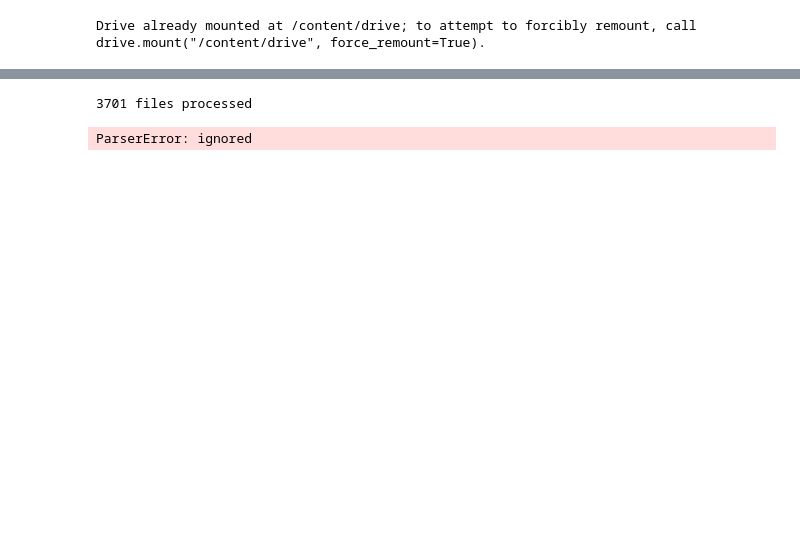
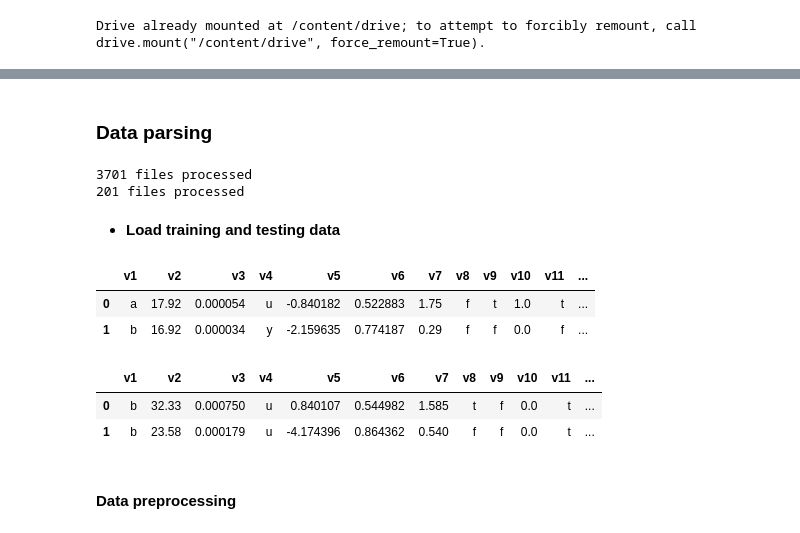
Before and after one commit to connectwithprakash/Unknown-Domain-Data-Analysis, a Jupyter notebook: model.ipynb, the cells around one changed output, grey strips where cells are left out. Saved outputs shown, nothing was run; the diff lists cells and outputs as text; code cells hidden in the pictures; blank space fills up the shorter version.

```diff
--- a/model.ipynb
+++ b/model.ipynb
@@ -35,10 +63,35 @@ def preprocessing(input_file_path=None, output_file_path=None):
+# %% [markdown]
+### Data parsing
 # %%
-preprocessing("drive/My Drive/Colab Notebooks/Leapfrog/Data/training.csv", "drive/My Drive/Colab Notebooks/Leapfrog/Data/processed_training.csv")
+train_file_src_path = "drive/My Drive/Colab Notebooks/Leapfrog/Data/training.csv"
+train_file_dst_path = "drive/My Drive/Colab Notebooks/Leapfrog/Data/processed_training.csv"
+test_file_src_path = "drive/My Drive/Colab Notebooks/Leapfrog/Data/validation.csv"
+test_file_dst_path = "drive/My Drive/Colab Notebooks/Leapfrog/Data/processed_validation.csv"
-# %% [output]
-3701 files processed
+# %%
+preprocessing(train_file_src_path, train_file_dst_path)
+preprocessing(test_file_src_path, test_file_dst_path)
+# %% [output]
+3701 files processed
+201 files processed
+# %% [markdown]
+* **Load training and testing data**
 # %%
-train_df = pd.read_csv("drive/My Drive/Colab Notebooks/Leapfrog/Data/training.csv")
+processed_train_file_path = "drive/My Drive/Colab Notebooks/Leapfrog/Data/processed_training.csv"
+
+train_df  = pd.read_csv(processed_train_file_path)
+train_df.head(2)
+# %% [output]
+|  | v1 | v2 | v3 | v4 | v5 | v6 | v7 | v8 | v9 | v10 | v11 | ... |
+| 0 | a | 17.92 | 0.000054 | u | -0.840182 | 0.522883 | 1.75 | f | t | 1.0 | t | ... |
+| 1 | b | 16.92 | 0.000034 | y | -2.159635 | 0.774187 | 0.29 | f | f | 0.0 | f | ... |
 # %%
-test_df = pd.read_csv("drive/My Drive/Colab Notebooks/Leapfrog/Data/validation.csv")
+processed_test_file_path = "drive/My Drive/Colab Notebooks/Leapfrog/Data/processed_validation.csv"
+
+test_df  = pd.read_csv(processed_test_file_path)
+test_df.head(2)
 # %% [output]
-ParserError: ignored
+|  | v1 | v2 | v3 | v4 | v5 | v6 | v7 | v8 | v9 | v10 | v11 | ... |
+| 0 | b | 32.33 | 0.000750 | u | 0.840107 | 0.544982 | 1.585 | t | f | 0.0 | t | ... |
+| 1 | b | 23.58 | 0.000179 | u | -4.174396 | 0.864362 | 0.540 | f | f | 0.0 | t | ... |
+# %% [markdown]
+#### Data preprocessing
```
Also changed, not shown: parts of 34 cells of this notebook.
